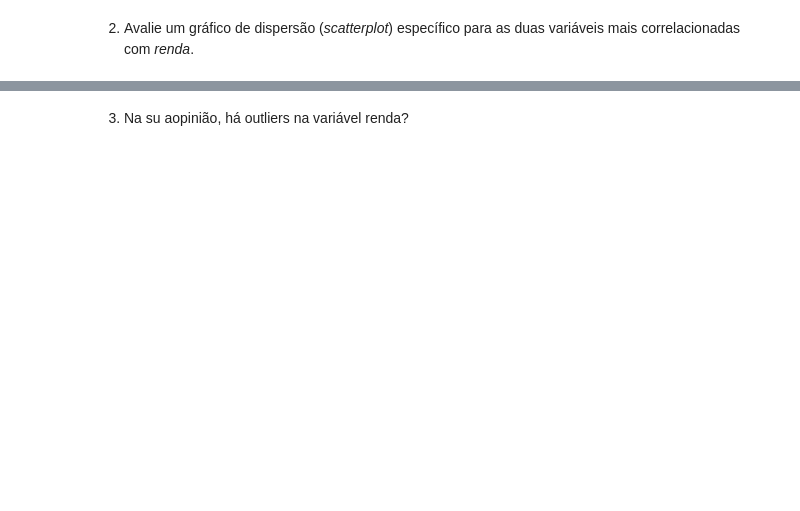
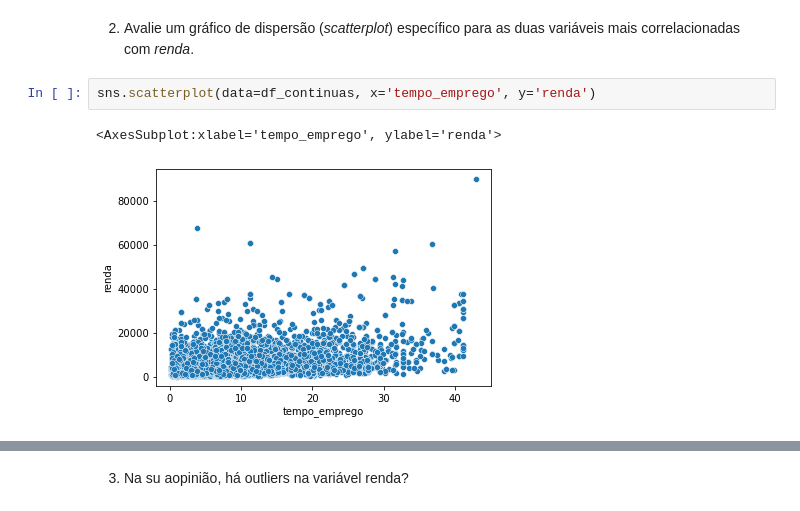
Before and after one commit to nerdmanPc/ebac_cd_mod10, a Jupyter notebook: Profissão-Cientista de Dados_M10_support material_assignment01.ipynb, the cells around one changed output, grey strips where cells are left out. Cells and saved outputs as stored; diff of their text form; blank space fills up the shorter version.

```diff
--- a/Profissão-Cientista de Dados_M10_support material_assignment01.ipynb
+++ b/Profissão-Cientista de Dados_M10_support material_assignment01.ipynb
@@ -34,2 +40,7 @@
 # %% [markdown]
 2) Avalie um gráfico de dispersão (*scatterplot*) específico para as duas variáveis mais correlacionadas com *renda*.
+# %%
+sns.scatterplot(data=df_continuas, x='tempo_emprego', y='renda')
+# %% [output]
+<AxesSubplot:xlabel='tempo_emprego', ylabel='renda'>
+[figure, added]
```
Also changed, not shown: parts of 11 cells of this notebook, 1 other file.
